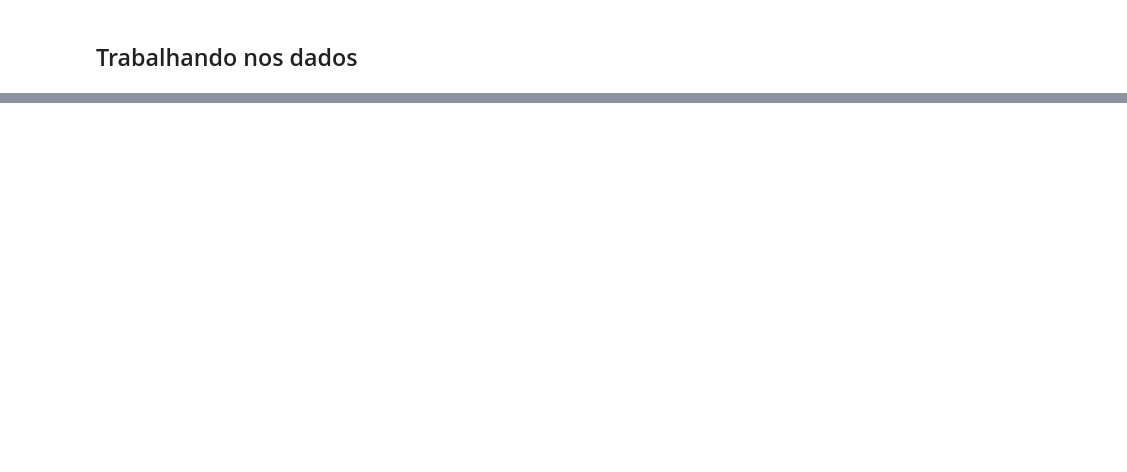
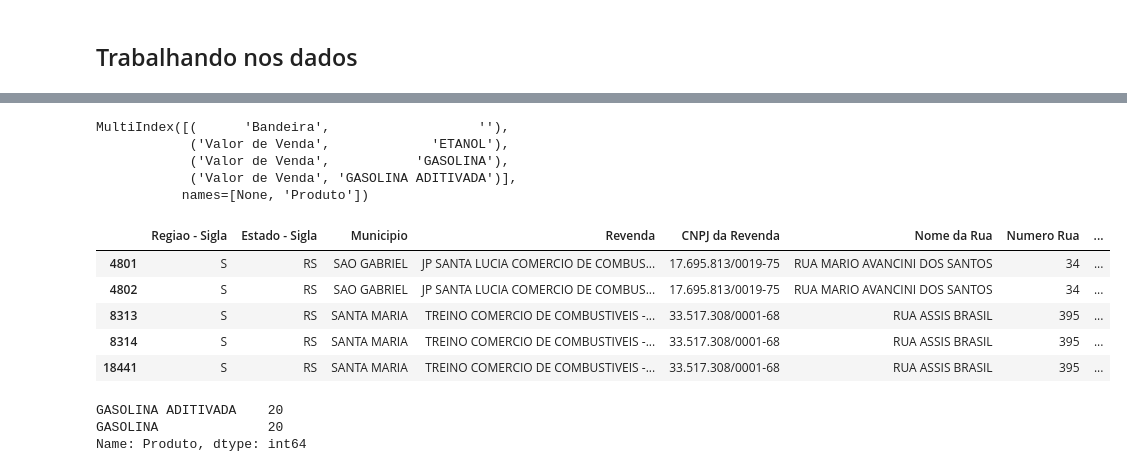
Before and after one commit to pedrorcm/Analise-Combustiveis-M4, a Jupyter notebook: main.ipynb, the cells around one changed output, grey strips where cells are left out. Saved outputs shown, nothing was run; the diff lists cells and outputs as text; code cells hidden in the pictures; blank space fills up the shorter version.

```diff
--- a/main.ipynb
+++ b/main.ipynb
@@ -334,0 +535,26 @@ correlacao3
+# %%
+media_bandeira1.columns
+# %% [output]
+MultiIndex([(      'Bandeira',                   ''),
+            ('Valor de Venda',             'ETANOL'),
+            ('Valor de Venda',           'GASOLINA'),
+            ('Valor de Venda', 'GASOLINA ADITIVADA')],
+           names=[None, 'Produto'])
+# %%
+# Criando um groupby dos registros da SUL COMBUSTÍVEIS e mostrando o df
+grp_sul_comb = conjunto_dados.loc[(conjunto_dados['Bandeira'] == 'SUL COMBUSTÍVEIS'), :].copy()
+grp_sul_comb.head()
+# %% [output]
+|  | Regiao - Sigla | Estado - Sigla | Municipio | Revenda | CNPJ da Revenda | Nome da Rua | Numero Rua | ... |
+| 4801 | S | RS | SAO GABRIEL | JP SANTA LUCIA COMERCIO DE COMBUS... | 17.695.813/0019-75 | RUA MARIO AVANCINI DOS SANTOS | 34 | ... |
+| 4802 | S | RS | SAO GABRIEL | JP SANTA LUCIA COMERCIO DE COMBUS... | 17.695.813/0019-75 | RUA MARIO AVANCINI DOS SANTOS | 34 | ... |
+| 8313 | S | RS | SANTA MARIA | TREINO COMERCIO DE COMBUSTIVEIS -... | 33.517.308/0001-68 | RUA ASSIS BRASIL | 395 | ... |
+| 8314 | S | RS | SANTA MARIA | TREINO COMERCIO DE COMBUSTIVEIS -... | 33.517.308/0001-68 | RUA ASSIS BRASIL | 395 | ... |
+| 18441 | S | RS | SANTA MARIA | TREINO COMERCIO DE COMBUSTIVEIS -... | 33.517.308/0001-68 | RUA ASSIS BRASIL | 395 | ... |
+# %%
+# Conferindo os valores únicos desses registros e confirmando que a SUL COMBUSTÍVEIS
+grp_sul_comb['Produto'].value_counts()
+# %% [output]
+GASOLINA ADITIVADA    20
+GASOLINA              20
+Name: Produto, dtype: int64
```
Also changed, not shown: parts of 71 cells of this notebook.
